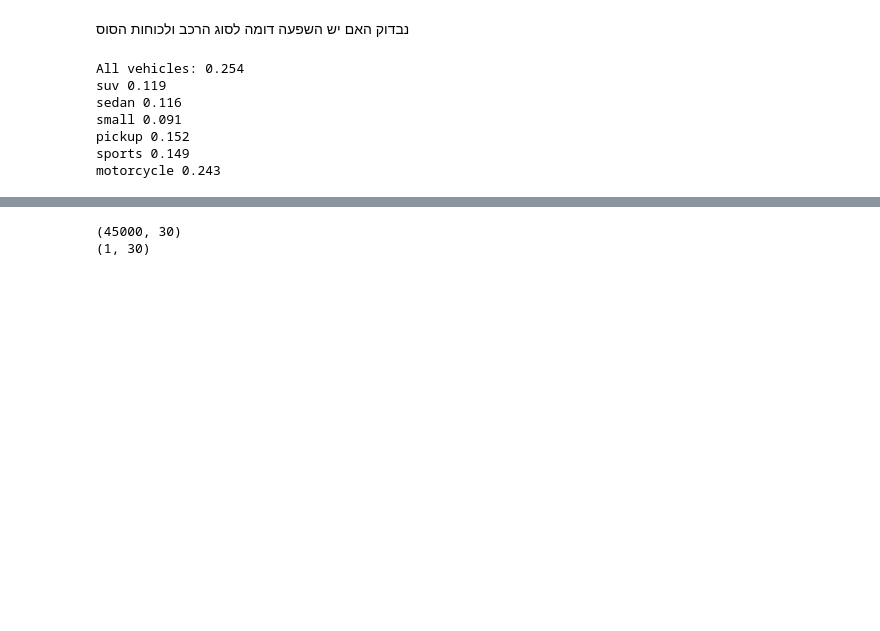
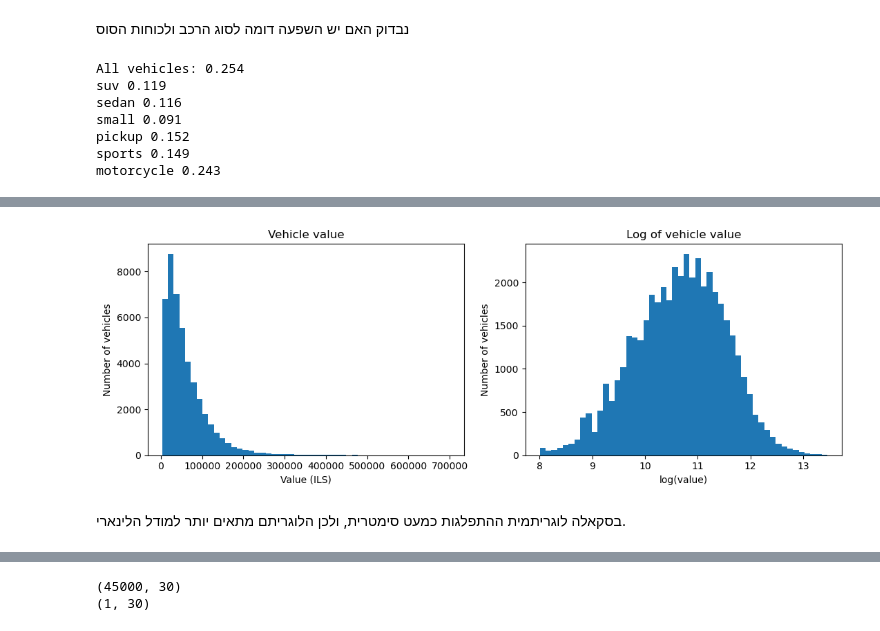
Before and after one commit to liadrimer/car-insurance-claim-prediction, a Jupyter notebook: daniel_prepare.ipynb, the cells around one changed output, grey strips where cells are left out. Saved outputs shown, nothing was run; the diff lists cells and outputs as text; code cells hidden in the pictures; blank space fills up the shorter version.

```diff
--- a/daniel_prepare.ipynb
+++ b/daniel_prepare.ipynb
@@ -1,9 +1,10 @@
 # %%
 import numpy as np
 import pandas as pd
+import matplotlib.pyplot as plt
 
 RANDOM_STATE = 42
-df = pd.read_csv('dataset_class.csv')
+df = pd.read_csv('dataset.csv')
 # %% [markdown]
 ## עמודה N: vehicle_type
 עמודה קטגוריאלית המציגה 6 סוגי רכבים המופיעים בדאטה.סוג הרכב ידוע ביום החתימה על ההסכם ולכן אין דליפת מידע.
@@ -215,0 +256,6 @@ motorcycle 0.243
+# %%
+# הסרת הפסיקים וניסיון המרה חוזר, כדי לוודא שהפסיק הוא הבעיה היחידה
+print("Values with comma:", df["vehicle_value"].str.contains(",").sum())
+value_fixed = pd.to_numeric(df["vehicle_value"].str.replace(",", ""), errors="coerce")
+print("Still not numbers after removing commas:", value_fixed.isna().sum())
+value_fixed.describe().round(0)
@@ -215,0 +352,18 @@ motorcycle 0.243
+# %%
+# היסטוגרמה של שווי הרכב בסקאלה רגילה ובסקאלה לוגריתמית
+fig, axes = plt.subplots(1, 2, figsize=(11, 4))
+axes[0].hist(value_fixed, bins=50)
+axes[0].set_title("Vehicle value")
+axes[0].set_xlabel("Value (ILS)")
+axes[0].set_ylabel("Number of vehicles")
+
+axes[1].hist(np.log(value_fixed), bins=50)
+axes[1].set_title("Log of vehicle value")
+axes[1].set_xlabel("log(value)")
+axes[1].set_ylabel("Number of vehicles")
+plt.tight_layout()
+plt.show()
+# %% [output]
+[figure, added]
+# %% [markdown]
+בסקאלה לוגריתמית ההתפלגות כמעט סימטרית, ולכן הלוגריתם מתאים יותר למודל הלינארי.
```
Also changed, not shown: parts of 49 cells of this notebook.
